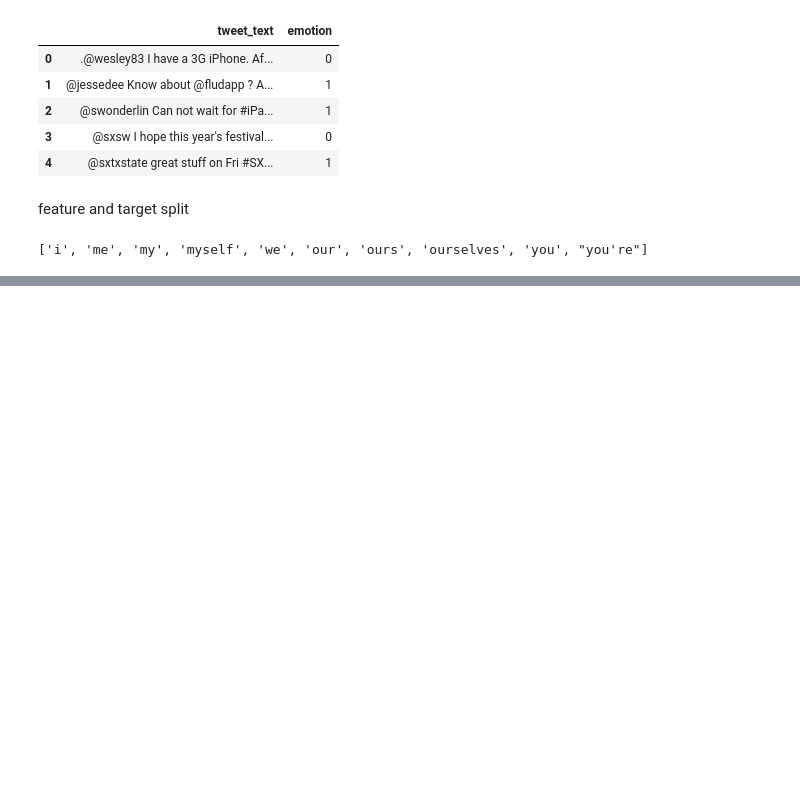
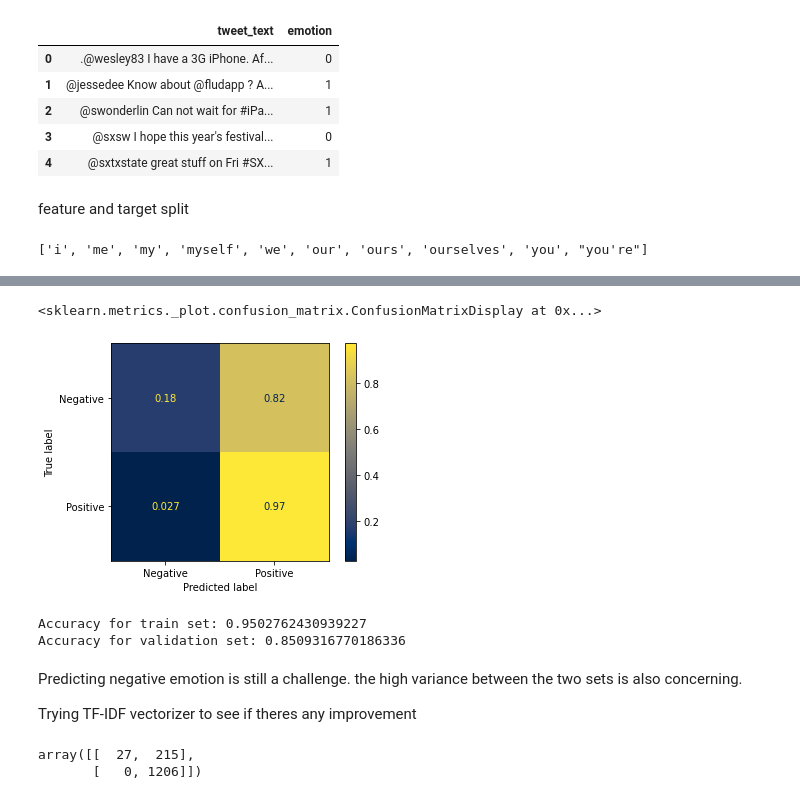
Before and after one commit to luluvalakdawala/NLP_for_tweet_sentiments, a Jupyter notebook: notebooks/exploratory/02_modeling.ipynb, the cells around one changed output, grey strips where cells are left out. Cells and saved outputs as stored; diff of their text form; code cells hidden in the pictures; blank space fills up the shorter version.

```diff
--- a/notebooks/exploratory/02_modeling.ipynb
+++ b/notebooks/exploratory/02_modeling.ipynb
@@ -124,0 +142,5 @@ plt.show();
+# %%
+X_val_vec = cv.transform(X_val)
+X_val_vec = pd.DataFrame.sparse.from_spmatrix(X_val_vec)
+X_val_vec.columns = sorted(cv.vocabulary_)
+X_val_vec.set_index(y_val.index, inplace=True)
@@ -124,0 +170,32 @@ plt.show();
+# %%
+plot_confusion_matrix(mnb, X_val_vec, y_val, normalize='true', cmap='cividis', display_labels=['Negative', 'Positive'])
+# %% [output]
+<sklearn.metrics._plot.confusion_matrix.ConfusionMatrixDisplay at 0x...>
+[figure, added]
+# %%
+print(f'Accuracy for train set: {accuracy_score(y_t, y_t_hat)}')
+print(f'Accuracy for validation set: {accuracy_score(y_val, y_val_hat)}')
+# %% [output]
+Accuracy for train set: 0.9502762430939227
+Accuracy for validation set: 0.8509316770186336
+# %% [markdown]
+Predicting negative emotion is still a challenge. the high variance between the two sets is also concerning.
+
+Trying TF-IDF vectorizer to see if theres any improvement
+# %%
+tfidf = TfidfVectorizer()
+X_t_vec = tfidf.fit_transform(X_t)
+X_t_vec = pd.DataFrame.sparse.from_spmatrix(X_t_vec)
+X_t_vec.columns = sorted(tfidf.vocabulary_)
+X_t_vec.set_index(y_t.index, inplace=True)
+X_val_vec = tfidf.transform(X_val)
+X_val_vec = pd.DataFrame.sparse.from_spmatrix(X_val_vec)
+X_val_vec.columns = sorted(tfidf.vocabulary_)
+X_val_vec.set_index(y_val.index, inplace=True)
+mnb2 = MultinomialNB()
+mnb2.fit(X_t_vec, y_t)
+y_t_hat2 = mnb2.predict(X_t_vec)
+confusion_matrix(y_t, y_t_hat2)
+# %% [output]
+array([[  27,  215],
+       [   0, 1206]])
```
Also changed, not shown: parts of 13 cells of this notebook, 3 other files.
